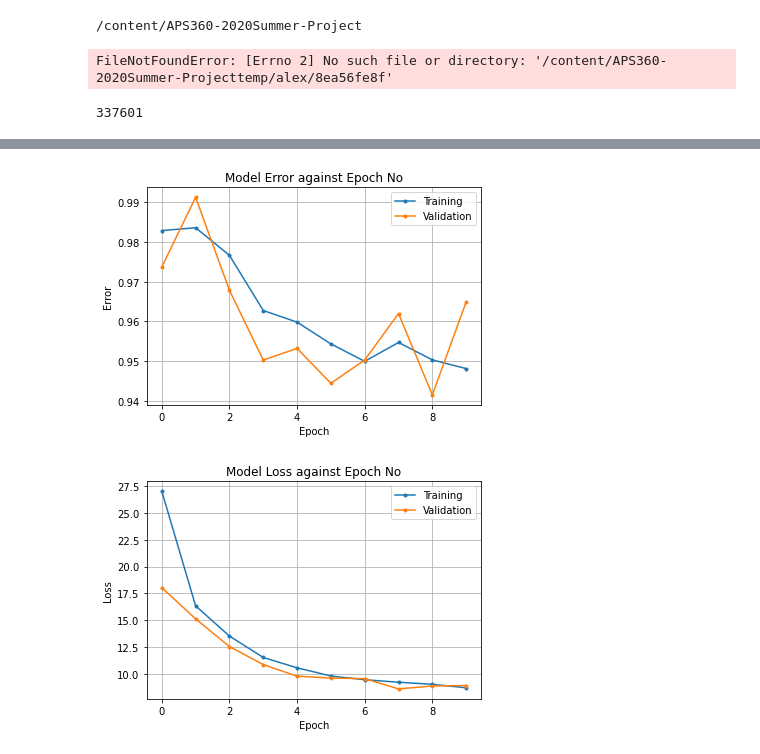
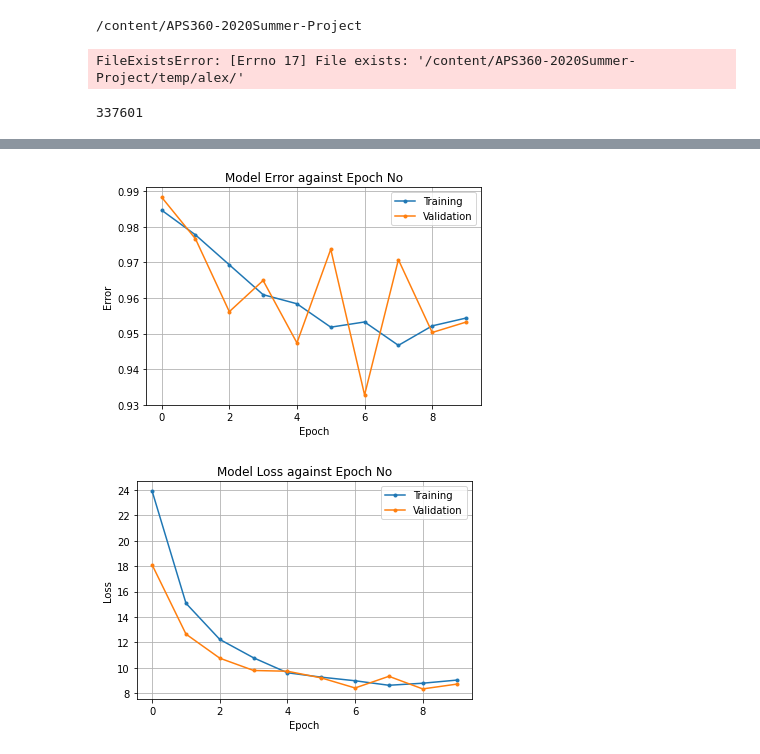
Before and after one commit to GerryChen117/2020-Summer-APS360-Project, a Jupyter notebook: model/AlexNet.ipynb, the cells around one changed output, grey strips where cells are left out. Drawn from its saved outputs; the diff is of its cells as text; code cells hidden in the pictures.

Commit message:
added training graphs for alexnet

```diff
--- a/model/AlexNet.ipynb
+++ b/model/AlexNet.ipynb
@@ -7,17 +7,17 @@ print(os.getcwd())
 # %% [output]
 /content/APS360-2020Summer-Project
 # %%
-#os.mkdir(os.getcwd()+"/temp/alex")
+os.mkdir(os.getcwd()+"/temp/alex/")
+# %% [output]
+FileExistsError: [Errno 17] File exists: '/content/APS360-2020Summer-Project/temp/alex/'
 # %%
 #'''Code for precalculating alexnet features
 trainData, valData, testData = loadData(1, mode='alex')
 for data in [trainData, valData, testData]:
     for img, _, imgName, _ in data:
         img = img.squeeze(0)
-        torch.save(img, os.getcwd()+'temp/alex/'+imgName[0].split('.jpg')[0])
+        torch.save(img, os.getcwd()+'/temp/alex/'+imgName[0].split('.jpg')[0])
 #'''
-# %% [output]
-FileNotFoundError: [Errno 2] No such file or directory: '/content/APS360-2020Summer-Projecttemp/alex/8ea56fe8f'
 # %%
 class alexNetA(nn.Module):
   def __init__(self, name):
@@ -41,7 +41,7 @@ calcNoParam(alexNetA(''))
 337601
 # %%
 batchsize=64; lr=0.001; epochNo=10
-trainLoader, valLoader, testLoader = loadData(batchsize, inPath='temp/alex', mode='tensor')
+trainLoader, valLoader, testLoader = loadData(batchsize, inPath=os.getcwd()+'/temp/alex', mode='tensor')
 net = alexNetA("alexNetA"); net.cuda()
 netATrain = trainNet(net, [trainLoader, valLoader], batchsize, epochNo, lr, cuda=1)
 # %% [output]
@@ -58,3 +58,3 @@ Epoch 9 | Time Taken: 3.88s | Training Error: 0.9481373265, Training loss: 8.715
-[figure, old version]
+[figure, new version]
-[figure, old version]
+[figure, new version]
 # %%
```
Also changed, not shown: parts of 5 cells of this notebook, 15 other files.
